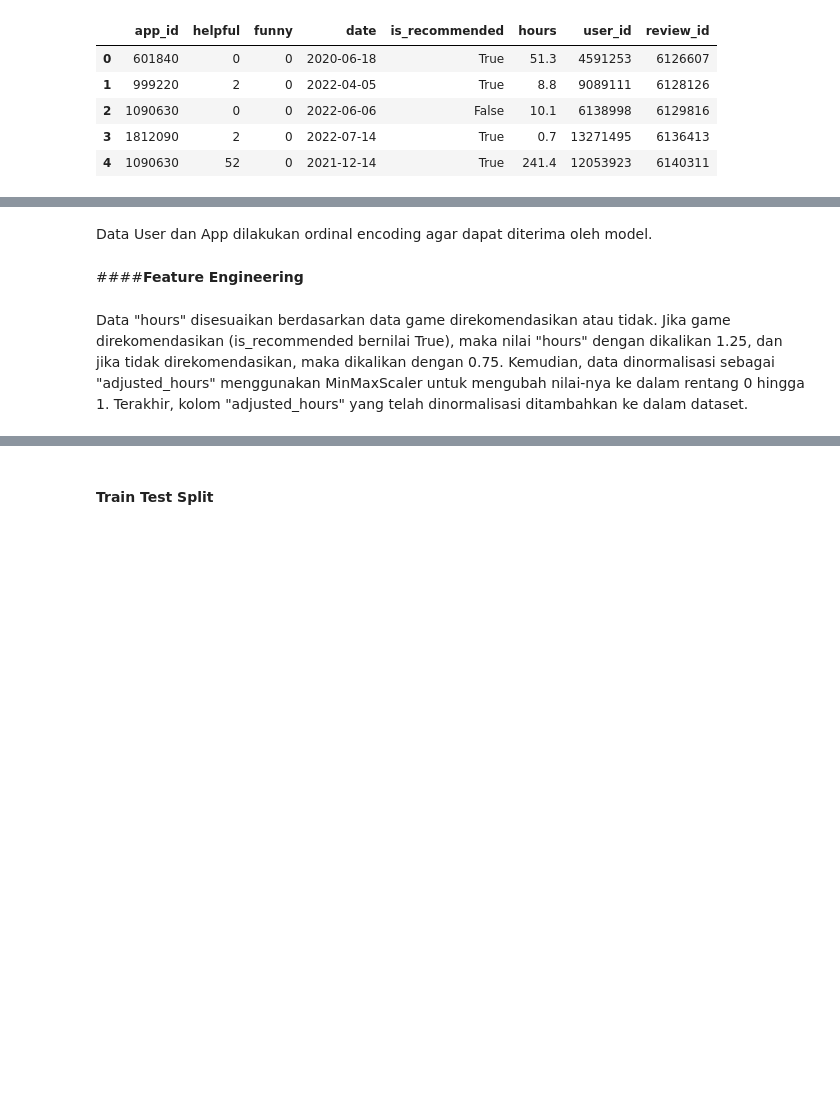
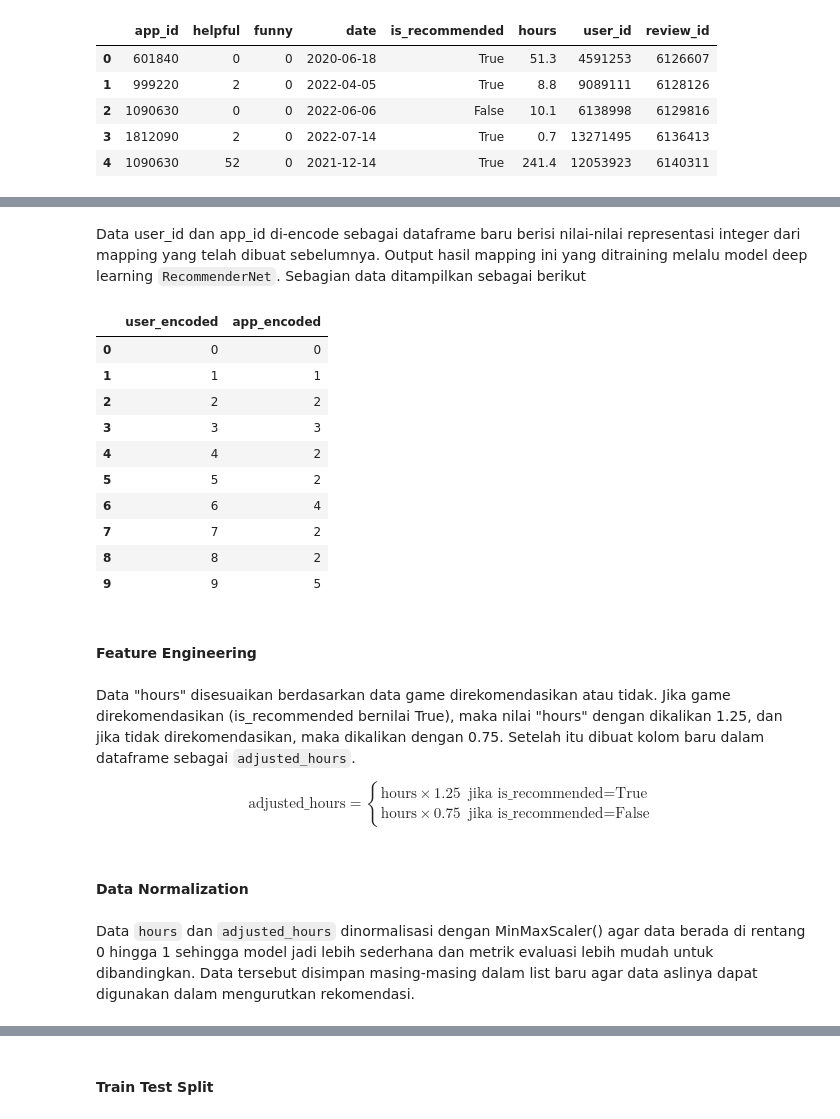
Before and after one commit to fikrizul/Recommendations_ML_Dicoding, a Jupyter notebook: recommendation_steam.ipynb, the cells around one changed output, grey strips where cells are left out. Saved outputs shown, nothing was run; the diff lists cells and outputs as text; code cells hidden in the pictures; blank space fills up the shorter version.

```diff
--- a/recommendation_steam.ipynb
+++ b/recommendation_steam.ipynb
@@ -1095,0 +1026,7 @@ Jika memperhitungkan jumlah game yang dirilis di setiap platform, malah linux ya
+# %%
+recommendations.replace('', None, inplace=True)
+recommendations[['helpful', 'funny', 'hours']] = (
+    recommendations[['helpful', 'funny', 'hours']]
+    .apply(pd.to_numeric, errors='coerce')
+)
+pd.DataFrame({'Nilai yang Kosong':recommendations.isna().sum()})
@@ -1317,0 +1415,3 @@ Digunakan data `is_recommended` dan `hours` sebagai parameter untuk model deep l
+# %%
+# Drop unnecessary columns
+colab_based_data = colab_based_data[['user_id', 'app_id', 'is_recommended', 'hours']]
@@ -1318,13 +1422,13 @@ Digunakan data `is_recommended` dan `hours` sebagai parameter untuk model deep l
 # %%
 # Encode user_id and app_id as integers
-user_ids = colab_based_data['user_id'].unique()
-app_ids = colab_based_data['app_id'].unique()
-user_id_map = {id_: idx for idx, id_ in enumerate(user_ids)}
+user = colab_based_data['user_id'].unique()
+app = colab_based_data['app_id'].unique()
+user_id_map = {id_: idx for idx, id_ in enumerate(user)}
 user_id_remap = {idx: id_ for id_, idx in user_id_map.items()}
-app_id_map = {id_: idx for idx, id_ in enumerate(app_ids)}
+app_id_map = {id_: idx for idx, id_ in enumerate(app)}
 app_id_remap = {idx: id_ for id_, idx in app_id_map.items()}
-# Create a new DataFrame with encoded user_id and app_id
-encoded_data = pd.DataFrame({
-    'user_encoded': colab_based_data['user_id'].map(user_id_map),
-    'app_encoded': colab_based_data['app_id'].map(app_id_map)
-})
+# Convert the dictionaries to lists of items before slicing for printing
+print(f'app_id ke ordinal: {list(app_id_map.items())[:11]}') # Convert app_id_map to list of items
+print(f'user_id ke ordinal: {list(user_id_map.items())[:11]}') # Convert user_id_map to list of items
+print(f'ordinal app_id ke semula : {list(app_id_remap.items())[:11]}') # Convert app_id_remap to list of items
+print(f'ordinal user_id ke semula: {list(user_id_remap.items())[:11]}') # Convert user_id_remap to list of items
@@ -1331,7 +1440,34 @@ encoded_data = pd.DataFrame({
-# %% [markdown]
-Data User dan App dilakukan ordinal encoding agar dapat diterima oleh model.
+# %% [markdown]
+Data user_id dan app_id di-encode sebagai dataframe baru berisi nilai-nilai representasi integer dari mapping yang telah dibuat sebelumnya. Output hasil mapping ini yang ditraining melalu model deep learning `RecommenderNet`. Sebagian data ditampilkan sebagai berikut
+# %%
+# Create a new DataFrame with encoded user_id and app_id
+encoded_data = pd.DataFrame({
+    'user_encoded': colab_based_data['user_id'].map(user_id_map),
+    'app_encoded': colab_based_data['app_id'].map(app_id_map)
+})
+encoded_data.head(10)
+# %% [output]
+|  | user_encoded | app_encoded |
+| 0 | 0 | 0 |
+| 1 | 1 | 1 |
+| 2 | 2 | 2 |
+| 3 | 3 | 3 |
+| 4 | 4 | 2 |
+| 5 | 5 | 2 |
+| 6 | 6 | 4 |
+| 7 | 7 | 2 |
+| 8 | 8 | 2 |
+| 9 | 9 | 5 |
 # %% [markdown]
-####**Feature Engineering**
+#### **Feature Engineering**
 # %% [markdown]
-Data "hours" disesuaikan berdasarkan data game direkomendasikan atau tidak. Jika game direkomendasikan (is_recommended bernilai True), maka nilai  "hours" dengan dikalikan 1.25, dan jika tidak direkomendasikan, maka dikalikan dengan 0.75. Kemudian, data dinormalisasi sebagai "adjusted_hours" menggunakan MinMaxScaler untuk mengubah nilai-nya ke dalam rentang 0 hingga 1. Terakhir, kolom "adjusted_hours" yang telah dinormalisasi ditambahkan ke dalam dataset.
+Data "hours" disesuaikan berdasarkan data game direkomendasikan atau tidak. Jika game direkomendasikan (is_recommended bernilai True), maka nilai  "hours" dengan dikalikan 1.25, dan jika tidak direkomendasikan, maka dikalikan dengan 0.75. Setelah itu dibuat kolom baru dalam dataframe sebagai `adjusted_hours`.
+
+$$
+\text{adjusted_hours} =
+\begin{cases}
+\text{hours} \times 1.25 & \text{jika } \text{is_recommended} = \text{True} \\
+\text{hours} \times 0.75 & \text{jika } \text{is_recommended} = \text{False}
+\end{cases}
+$$
 # %%
@@ -1341,0 +1475,4 @@ colab_based_data['adjusted_hours']=adjusted_hours
+# %% [markdown]
+#### **Data Normalization**
+# %% [markdown]
+Data `hours` dan `adjusted_hours` dinormalisasi dengan MinMaxScaler() agar data berada di rentang 0 hingga 1 sehingga model jadi lebih sederhana dan metrik evaluasi lebih mudah untuk dibandingkan. Data tersebut disimpan masing-masing dalam list baru agar data aslinya dapat digunakan dalam mengurutkan rekomendasi.
```
Also changed, not shown: parts of 130 cells of this notebook, 2 other files.
